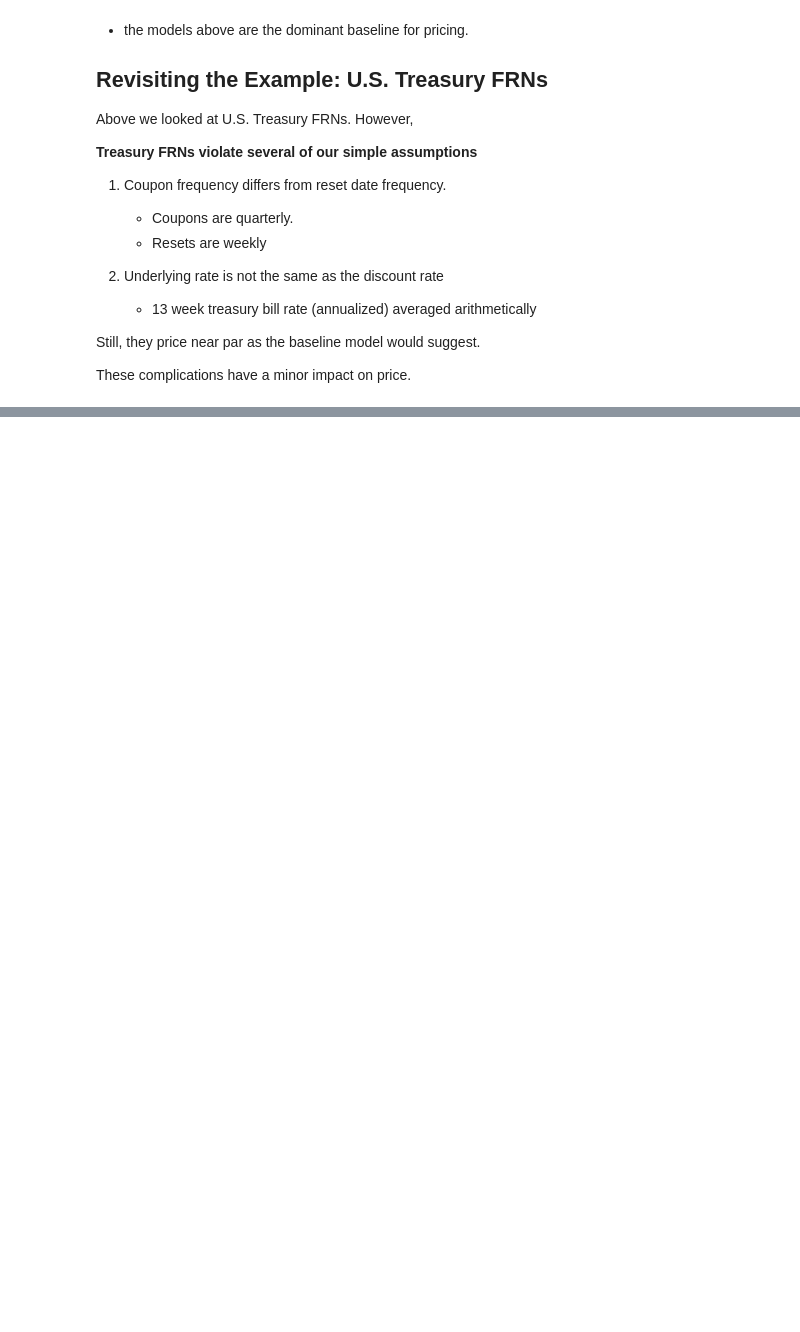
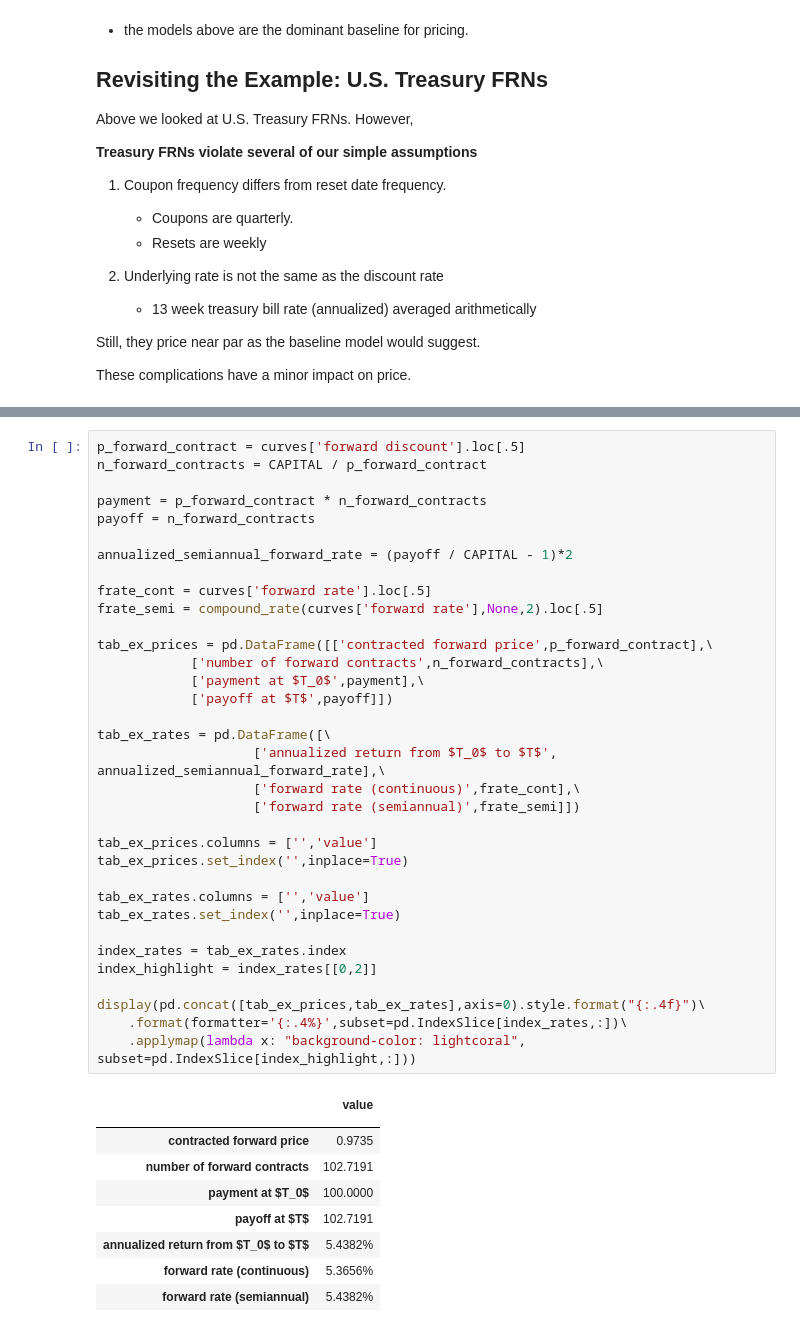
Before and after one commit to nicklewis-16/finm-fixedincome-2024, a Jupyter notebook: reviews/final-exam-studyguide.ipynb, the cells around one changed output, grey strips where cells are left out. Drawn from its saved outputs; the diff is of its cells as text; blank space fills up the shorter version.

```diff
--- a/reviews/final-exam-studyguide.ipynb
+++ b/reviews/final-exam-studyguide.ipynb
@@ -1714,0 +2059,44 @@ These complications have a minor impact on price.
+# %%
+p_forward_contract = curves['forward discount'].loc[.5]
+n_forward_contracts = CAPITAL / p_forward_contract
+
+payment = p_forward_contract * n_forward_contracts
+payoff = n_forward_contracts
+
+annualized_semiannual_forward_rate = (payoff / CAPITAL - 1)*2
+
+frate_cont = curves['forward rate'].loc[.5]
+frate_semi = compound_rate(curves['forward rate'],None,2).loc[.5]
+
+tab_ex_prices = pd.DataFrame([['contracted forward price',p_forward_contract],\
+            ['number of forward contracts',n_forward_contracts],\
+            ['payment at $T_0$',payment],\
+            ['payoff at $T$',payoff]])
+
+tab_ex_rates = pd.DataFrame([\
+                    ['annualized return from $T_0$ to $T$', annualized_semiannual_forward_rate],\
+                    ['forward rate (continuous)',frate_cont],\
+                    ['forward rate (semiannual)',frate_semi]])
+
+tab_ex_prices.columns = ['','value']
+tab_ex_prices.set_index('',inplace=True)
+
+tab_ex_rates.columns = ['','value']
+tab_ex_rates.set_index('',inplace=True)
+
+index_rates = tab_ex_rates.index
+index_highlight = index_rates[[0,2]]
+
+display(pd.concat([tab_ex_prices,tab_ex_rates],axis=0).style.format("{:.4f}")\
+    .format(formatter='{:.4%}',subset=pd.IndexSlice[index_rates,:])\
+    .applymap(lambda x: "background-color: lightcoral", subset=pd.IndexSlice[index_highlight,:]))
+# %% [output]
+|  | value |
+|  |  |
+| contracted forward price | 0.9735 |
+| number of forward contracts | 102.7191 |
+| payment at $T_0$ | 100.0000 |
+| payoff at $T$ | 102.7191 |
+| annualized return from $T_0$ to $T$ | 5.4382% |
+| forward rate (continuous) | 5.3656% |
+| forward rate (semiannual) | 5.4382% |
```
Also changed, not shown: parts of 20 cells of this notebook, 1 other file.
